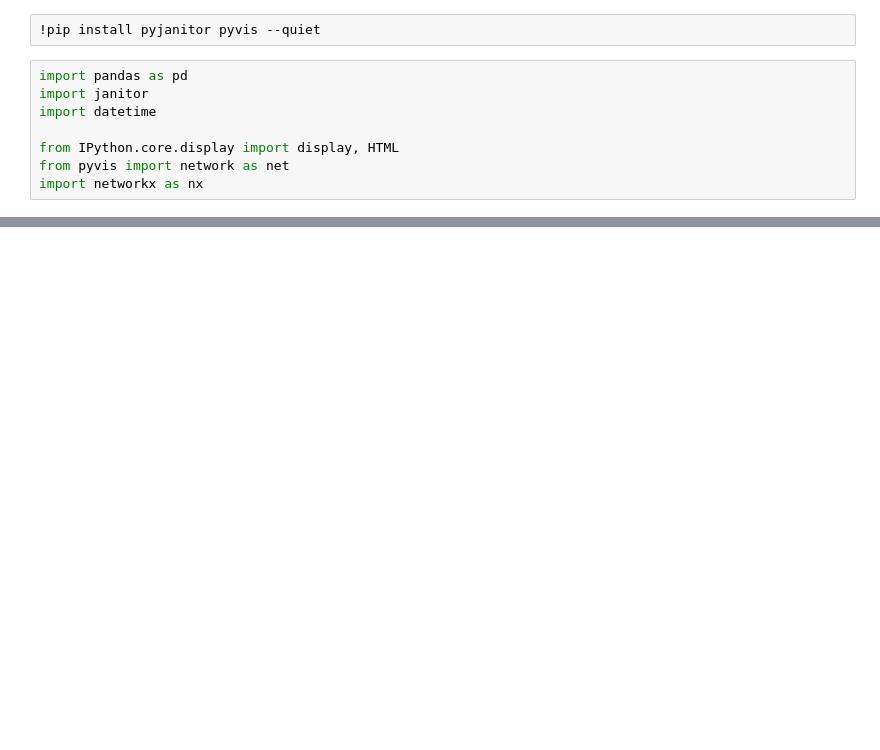
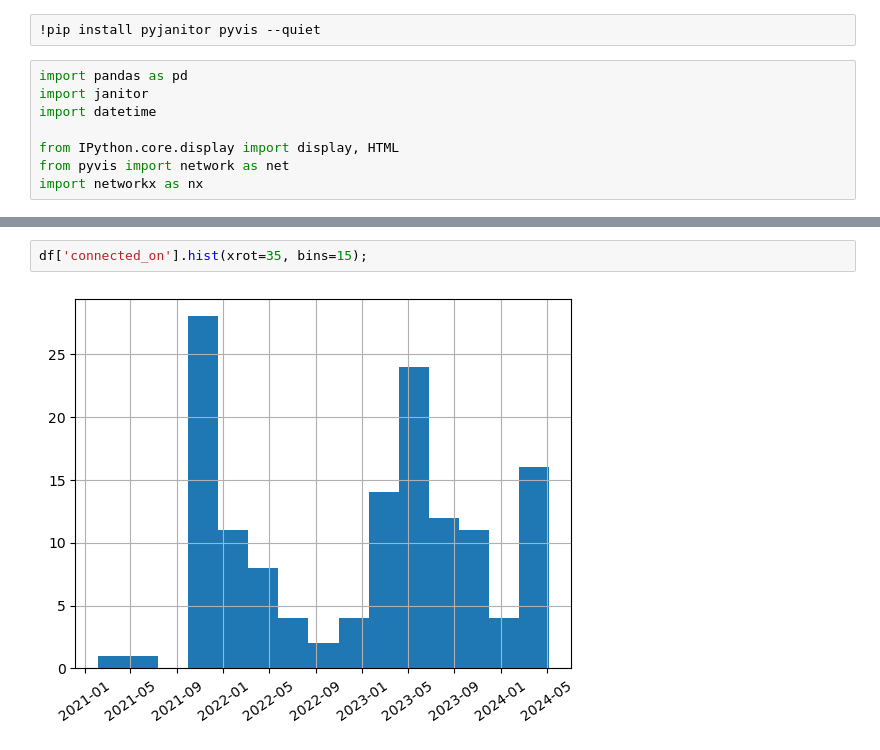
Before and after one commit to carobs9/machine-learning-basics, a Jupyter notebook: building_linkedin_network/notebook.ipynb, the cells around one changed output, grey strips where cells are left out. Cells and saved outputs as stored; diff of their text form; blank space fills up the shorter version.

```diff
--- a/building_linkedin_network/notebook.ipynb
+++ b/building_linkedin_network/notebook.ipynb
@@ -44,0 +33,4 @@ df_ori
+# %%
+df['connected_on'].hist(xrot=35, bins=15);
+# %% [output]
+[figure, added]
```
Also changed, not shown: parts of 11 cells of this notebook.
